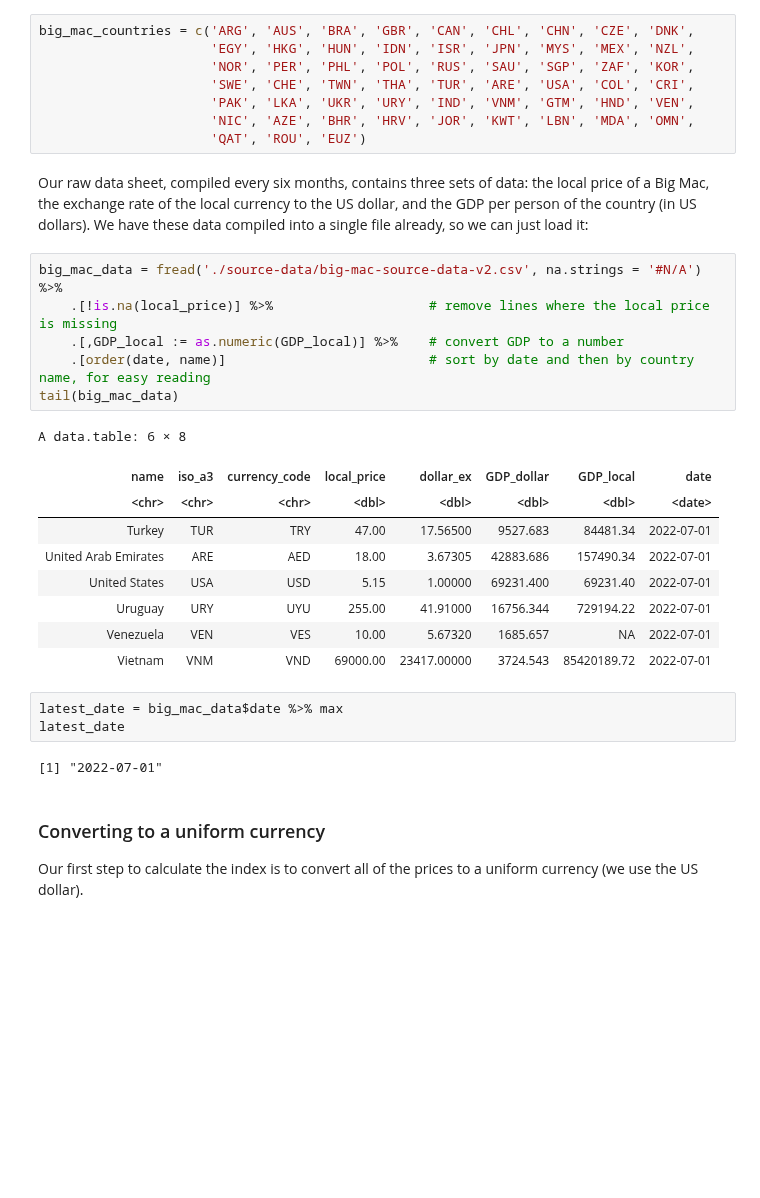
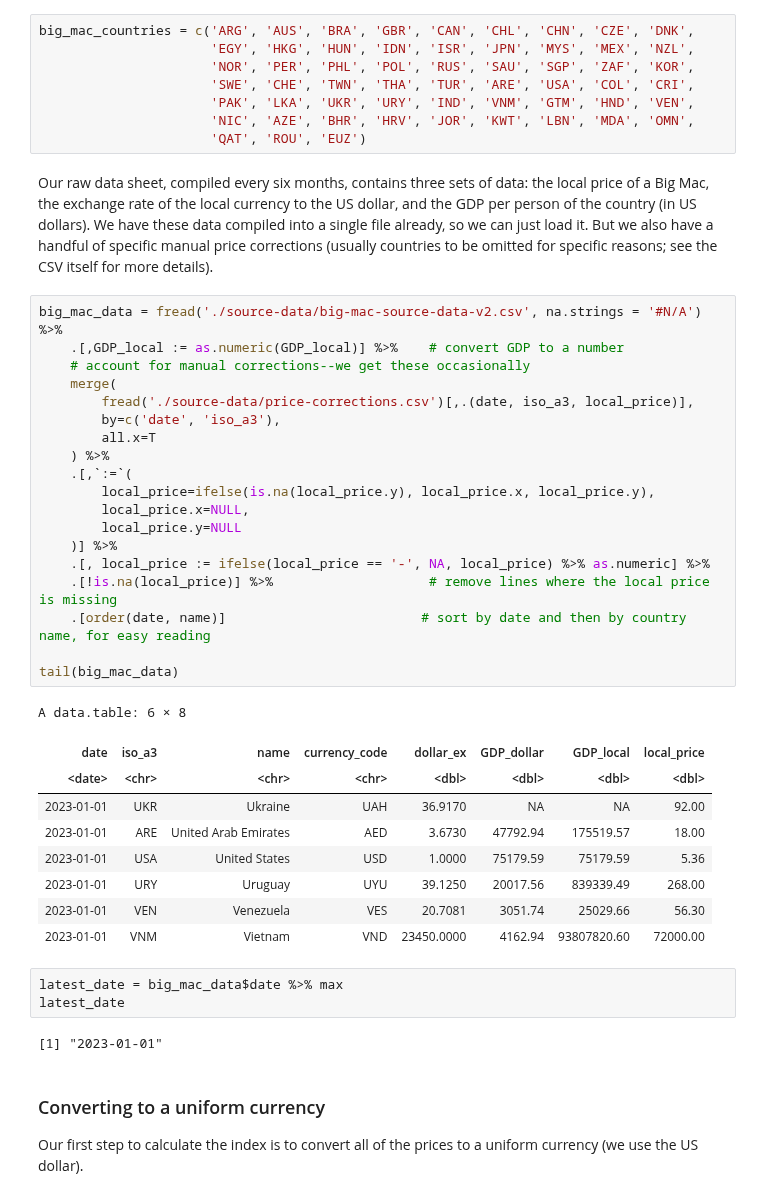
Before and after one commit to TheEconomist/big-mac-data, a Jupyter notebook: Big Mac data generator.ipynb, the cells around one changed output. Drawn from its saved outputs; the diff is of its cells as text; blank space fills up the shorter version.

```diff
--- a/Big Mac data generator.ipynb
+++ b/Big Mac data generator.ipynb
@@ -36,28 +39,41 @@ big_mac_countries = c('ARG', 'AUS', 'BRA', 'GBR', 'CAN', 'CHL', 'CHN', 'CZE', 'D
                       'NIC', 'AZE', 'BHR', 'HRV', 'JOR', 'KWT', 'LBN', 'MDA', 'OMN',
                       'QAT', 'ROU', 'EUZ')
 # %% [markdown]
-Our raw data sheet, compiled every six months, contains three sets of data: the local price of a Big Mac, the exchange rate of the local currency to the US dollar, and the GDP per person of the country (in US dollars). We have these data compiled into a single file already, so we can just load it:
+Our raw data sheet, compiled every six months, contains three sets of data: the local price of a Big Mac, the exchange rate of the local currency to the US dollar, and the GDP per person of the country (in US dollars). We have these data compiled into a single file already, so we can just load it. But we also have a handful of specific manual price corrections (usually countries to be omitted for specific reasons; see the CSV itself for more details).
 # %%
 big_mac_data = fread('./source-data/big-mac-source-data-v2.csv', na.strings = '#N/A') %>%
+    .[,GDP_local := as.numeric(GDP_local)] %>%    # convert GDP to a number
+    # account for manual corrections--we get these occasionally
+    merge(
+        fread('./source-data/price-corrections.csv')[,.(date, iso_a3, local_price)],
+        by=c('date', 'iso_a3'),
+        all.x=T
+    ) %>%
+    .[,`:=`(
+        local_price=ifelse(is.na(local_price.y), local_price.x, local_price.y),
+        local_price.x=NULL,
+        local_price.y=NULL
+    )] %>%
+    .[, local_price := ifelse(local_price == '-', NA, local_price) %>% as.numeric] %>%
     .[!is.na(local_price)] %>%                    # remove lines where the local price is missing
-    .[,GDP_local := as.numeric(GDP_local)] %>%    # convert GDP to a number
-    .[order(date, name)]                          # sort by date and then by country name, for easy reading
+    .[order(date, name)]                         # sort by date and then by country name, for easy reading
+
 tail(big_mac_data)
 # %% [output]
 A data.table: 6 × 8
-| name | iso_a3 | currency_code | local_price | dollar_ex | GDP_dollar | GDP_local | date |
-| <chr> | <chr> | <chr> | <dbl> | <dbl> | <dbl> | <dbl> | <date> |
-| Turkey | TUR | TRY | 47.00 | 17.56500 | 9527.683 | 84481.34 | 2022-07-01 |
-| United Arab Emirates | ARE | AED | 18.00 | 3.67305 | 42883.686 | 157490.34 | 2022-07-01 |
-| United States | USA | USD | 5.15 | 1.00000 | 69231.400 | 69231.40 | 2022-07-01 |
-| Uruguay | URY | UYU | 255.00 | 41.91000 | 16756.344 | 729194.22 | 2022-07-01 |
-| Venezuela | VEN | VES | 10.00 | 5.67320 | 1685.657 | NA | 2022-07-01 |
-| Vietnam | VNM | VND | 69000.00 | 23417.00000 | 3724.543 | 85420189.72 | 2022-07-01 |
+| date | iso_a3 | name | currency_code | dollar_ex | GDP_dollar | GDP_local | local_price |
+| <date> | <chr> | <chr> | <chr> | <dbl> | <dbl> | <dbl> | <dbl> |
+| 2023-01-01 | UKR | Ukraine | UAH | 36.9170 | NA | NA | 92.00 |
+| 2023-01-01 | ARE | United Arab Emirates | AED | 3.6730 | 47792.94 | 175519.57 | 18.00 |
+| 2023-01-01 | USA | United States | USD | 1.0000 | 75179.59 | 75179.59 | 5.36 |
+| 2023-01-01 | URY | Uruguay | UYU | 39.1250 | 20017.56 | 839339.49 | 268.00 |
+| 2023-01-01 | VEN | Venezuela | VES | 20.7081 | 3051.74 | 25029.66 | 56.30 |
+| 2023-01-01 | VNM | Vietnam | VND | 23450.0000 | 4162.94 | 93807820.60 | 72000.00 |
 # %%
 latest_date = big_mac_data$date %>% max
 latest_date
 # %% [output]
-[1] "2022-07-01"
+[1] "2023-01-01"
 # %% [markdown]
 ### Converting to a uniform currency
 
```
Also changed, not shown: parts of 14 cells of this notebook, 7 other files.
